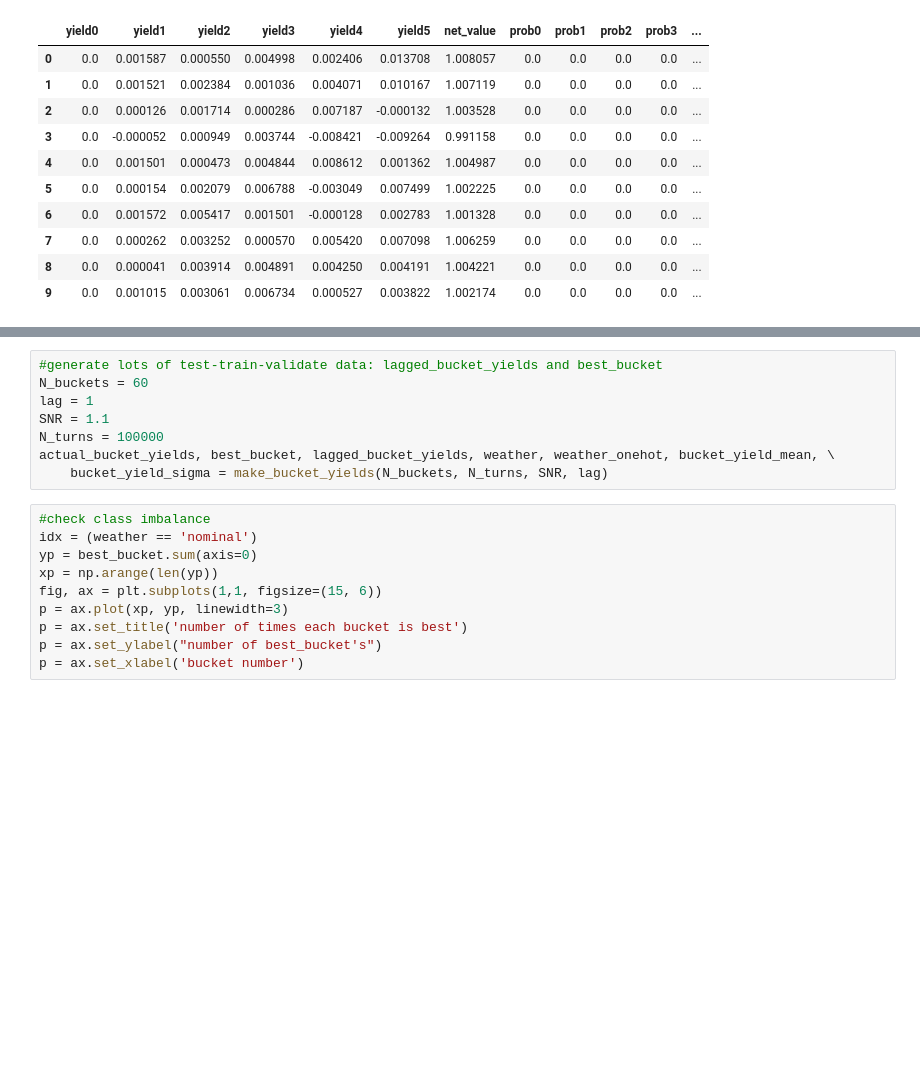
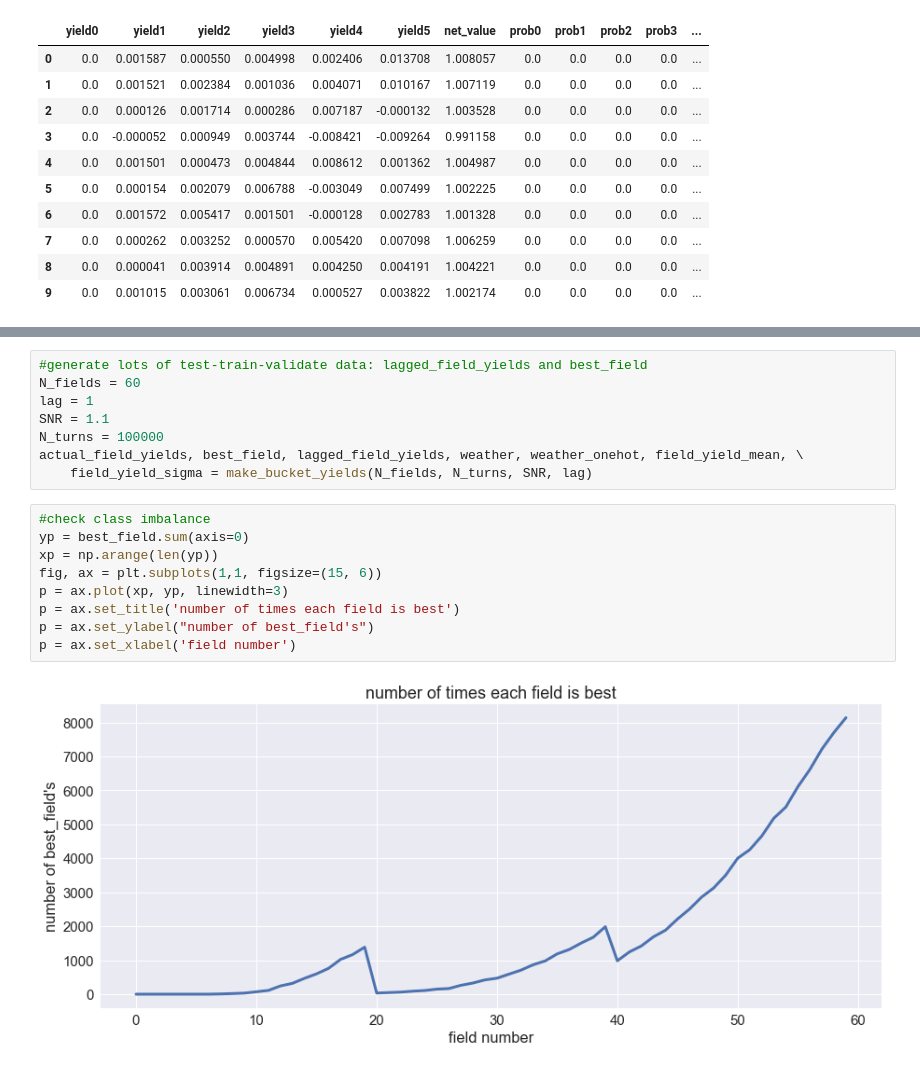
Before and after one commit to joehahn/hivemind, a Jupyter notebook: hivemind.ipynb, the cells around one changed output, grey strips where cells are left out. Drawn from its saved outputs; the diff is of its cells as text; blank space fills up the shorter version.

```diff
--- a/hivemind.ipynb
+++ b/hivemind.ipynb
@@ -184,19 +184,20 @@ plt.savefig('figs/low_thru_top_strategies.png')
 # %%
-#generate lots of test-train-validate data: lagged_bucket_yields and best_bucket
-N_buckets = 60
+#generate lots of test-train-validate data: lagged_field_yields and best_field
+N_fields = 60
 lag = 1
 SNR = 1.1
 N_turns = 100000
-actual_bucket_yields, best_bucket, lagged_bucket_yields, weather, weather_onehot, bucket_yield_mean, \
-    bucket_yield_sigma = make_bucket_yields(N_buckets, N_turns, SNR, lag)
+actual_field_yields, best_field, lagged_field_yields, weather, weather_onehot, field_yield_mean, \
+    field_yield_sigma = make_bucket_yields(N_fields, N_turns, SNR, lag)
 # %%
 #check class imbalance
-idx = (weather == 'nominal')
-yp = best_bucket.sum(axis=0)
+yp = best_field.sum(axis=0)
 xp = np.arange(len(yp))
 fig, ax = plt.subplots(1,1, figsize=(15, 6))
 p = ax.plot(xp, yp, linewidth=3)
-p = ax.set_title('number of times each bucket is best')
-p = ax.set_ylabel("number of best_bucket's")
-p = ax.set_xlabel('bucket number')
+p = ax.set_title('number of times each field is best')
+p = ax.set_ylabel("number of best_field's")
+p = ax.set_xlabel('field number')
+# %% [output]
+[figure, added]
 # %%
```
Also changed, not shown: parts of 11 cells of this notebook, 6 other files.
